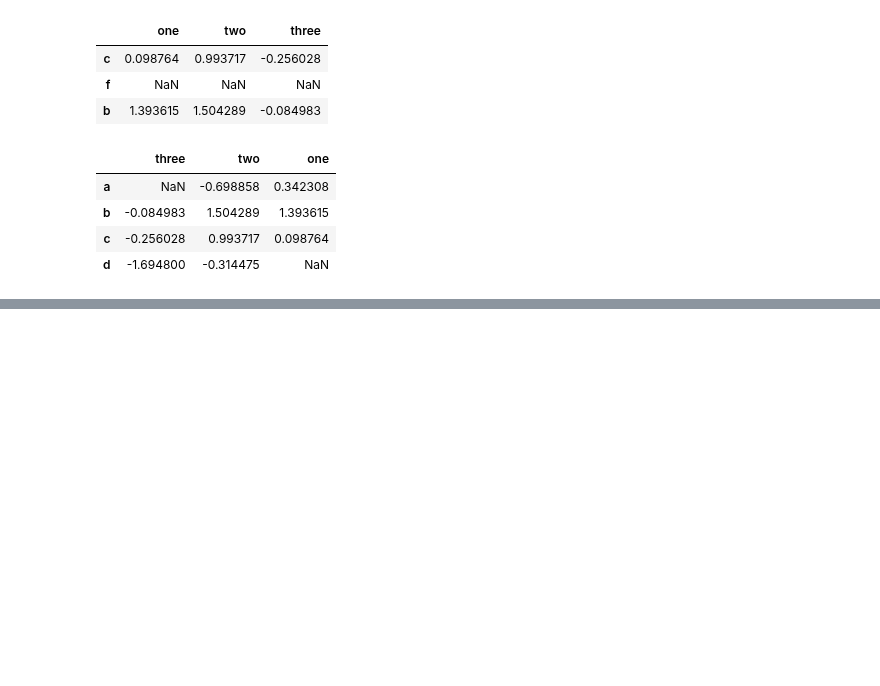
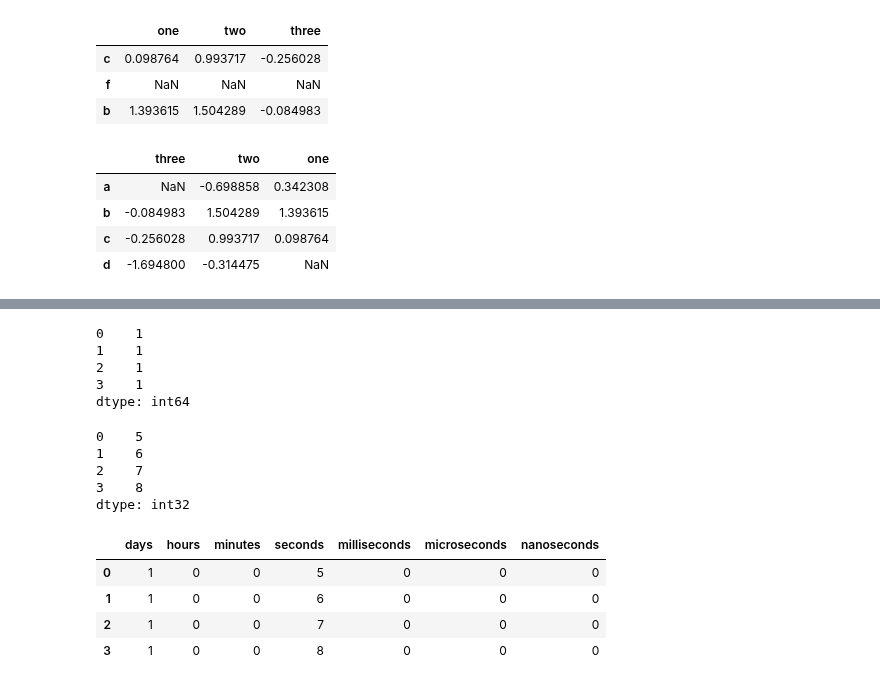
Before and after one commit to ilyak93/self-studying, a Jupyter notebook: DataEngineering/pandas/pandas_basic_functionality.ipynb, the cells around one changed output, grey strips where cells are left out. Drawn from its saved outputs; the diff is of its cells as text; code cells hidden in the pictures; blank space fills up the shorter version.

```diff
--- a/DataEngineering/pandas/pandas_basic_functionality.ipynb
+++ b/DataEngineering/pandas/pandas_basic_functionality.ipynb
@@ -1639,0 +2329,6 @@ df.reindex(["three", "two", "one"], axis="columns")
+# %%
+# timedelta
+
+s = pd.Series(pd.timedelta_range("1 day 00:00:05", periods=4, freq="s"))
+
+s
@@ -1639,0 +2341,24 @@ df.reindex(["three", "two", "one"], axis="columns")
+# %%
+s.dt.days
+# %% [output]
+0    1
+1    1
+2    1
+3    1
+dtype: int64
+# %%
+s.dt.seconds
+# %% [output]
+0    5
+1    6
+2    7
+3    8
+dtype: int32
+# %%
+s.dt.components
+# %% [output]
+|  | days | hours | minutes | seconds | milliseconds | microseconds | nanoseconds |
+| 0 | 1 | 0 | 0 | 5 | 0 | 0 | 0 |
+| 1 | 1 | 0 | 0 | 6 | 0 | 0 | 0 |
+| 2 | 1 | 0 | 0 | 7 | 0 | 0 | 0 |
+| 3 | 1 | 0 | 0 | 8 | 0 | 0 | 0 |
```
Also changed, not shown: parts of 75 cells of this notebook.
